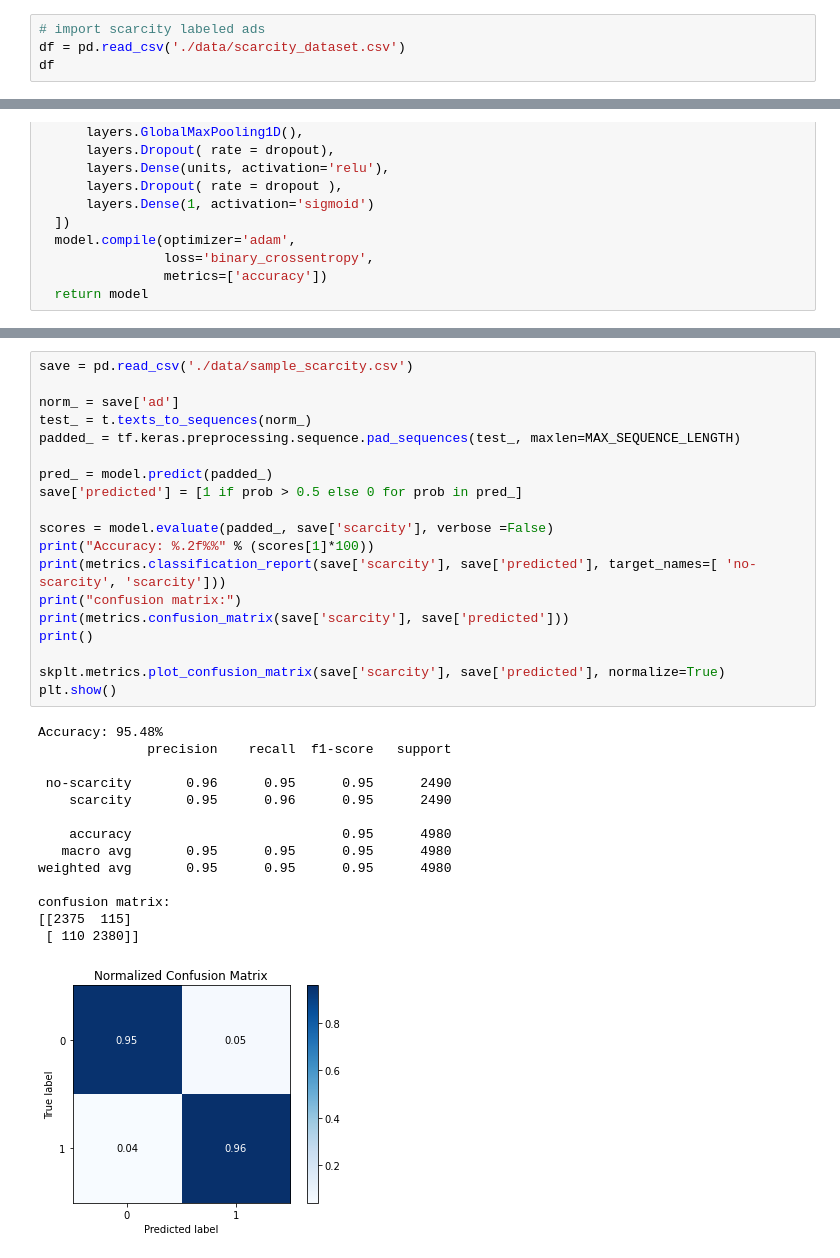
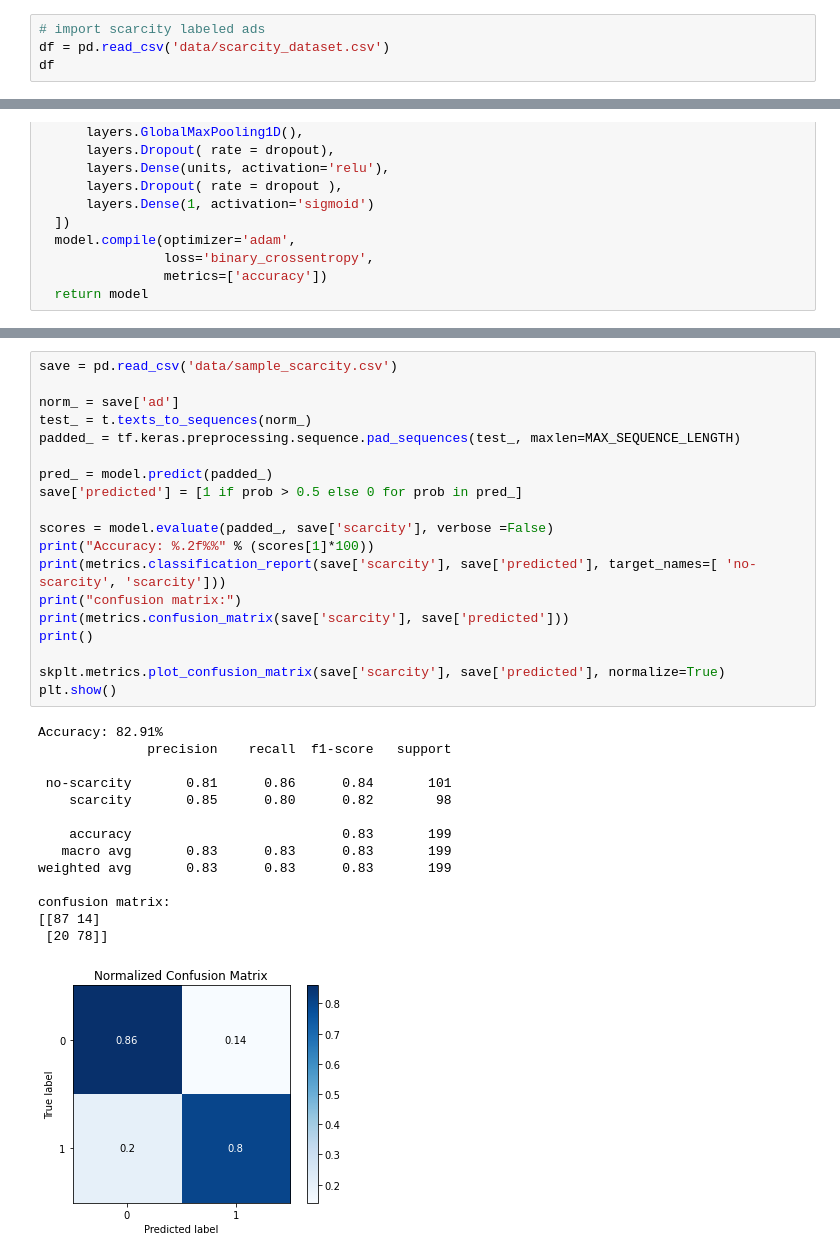
Before and after one commit to Inside0ut/PFE, a Jupyter notebook: Task-2/code/scarcity/ANN_scarcity.ipynb, the cells around one changed output, grey strips where cells are left out. Cells and saved outputs as stored; diff of their text form.

```diff
--- a/Task-2/code/scarcity/ANN_scarcity.ipynb
+++ b/Task-2/code/scarcity/ANN_scarcity.ipynb
@@ -13,6 +14,6 @@ from sklearn import metrics
 # %%
 # import scarcity labeled ads
-df = pd.read_csv('./data/scarcity_dataset.csv')
+df = pd.read_csv('data/scarcity_dataset.csv')
 df
 # %% [output]
 |  | ad | scarcity |
@@ -170,35 +171,35 @@ confusion matrix:
 [figure]
 # %%
-save = pd.read_csv('./data/sample_scarcity.csv')
+save = pd.read_csv('data/sample_scarcity.csv')
 
 norm_ = save['ad']
 test_ = t.texts_to_sequences(norm_)
 padded_ = tf.keras.preprocessing.sequence.pad_sequences(test_, maxlen=MAX_SEQUENCE_LENGTH)
 
 pred_ = model.predict(padded_)
 save['predicted'] = [1 if prob > 0.5 else 0 for prob in pred_]
 
 scores = model.evaluate(padded_, save['scarcity'], verbose =False)
 print("Accuracy: %.2f%%" % (scores[1]*100))
 print(metrics.classification_report(save['scarcity'], save['predicted'], target_names=[ 'no-scarcity', 'scarcity']))
 print("confusion matrix:")
 print(metrics.confusion_matrix(save['scarcity'], save['predicted']))
 print()
 
 skplt.metrics.plot_confusion_matrix(save['scarcity'], save['predicted'], normalize=True)
 plt.show()
 # %% [output]
-Accuracy: 95.48%
+Accuracy: 82.91%
               precision    recall  f1-score   support
 
- no-scarcity       0.96      0.95      0.95      2490
-    scarcity       0.95      0.96      0.95      2490
+ no-scarcity       0.81      0.86      0.84       101
+    scarcity       0.85      0.80      0.82        98
 
-    accuracy                           0.95      4980
-   macro avg       0.95      0.95      0.95      4980
-weighted avg       0.95      0.95      0.95      4980
+    accuracy                           0.83       199
+   macro avg       0.83      0.83      0.83       199
+weighted avg       0.83      0.83      0.83       199
 
 confusion matrix:
-[[2375  115]
- [ 110 2380]]
+[[87 14]
+ [20 78]]
-[figure, old version]
+[figure, new version]
```
Also changed, not shown: parts of 7 cells of this notebook, 20 other files.
